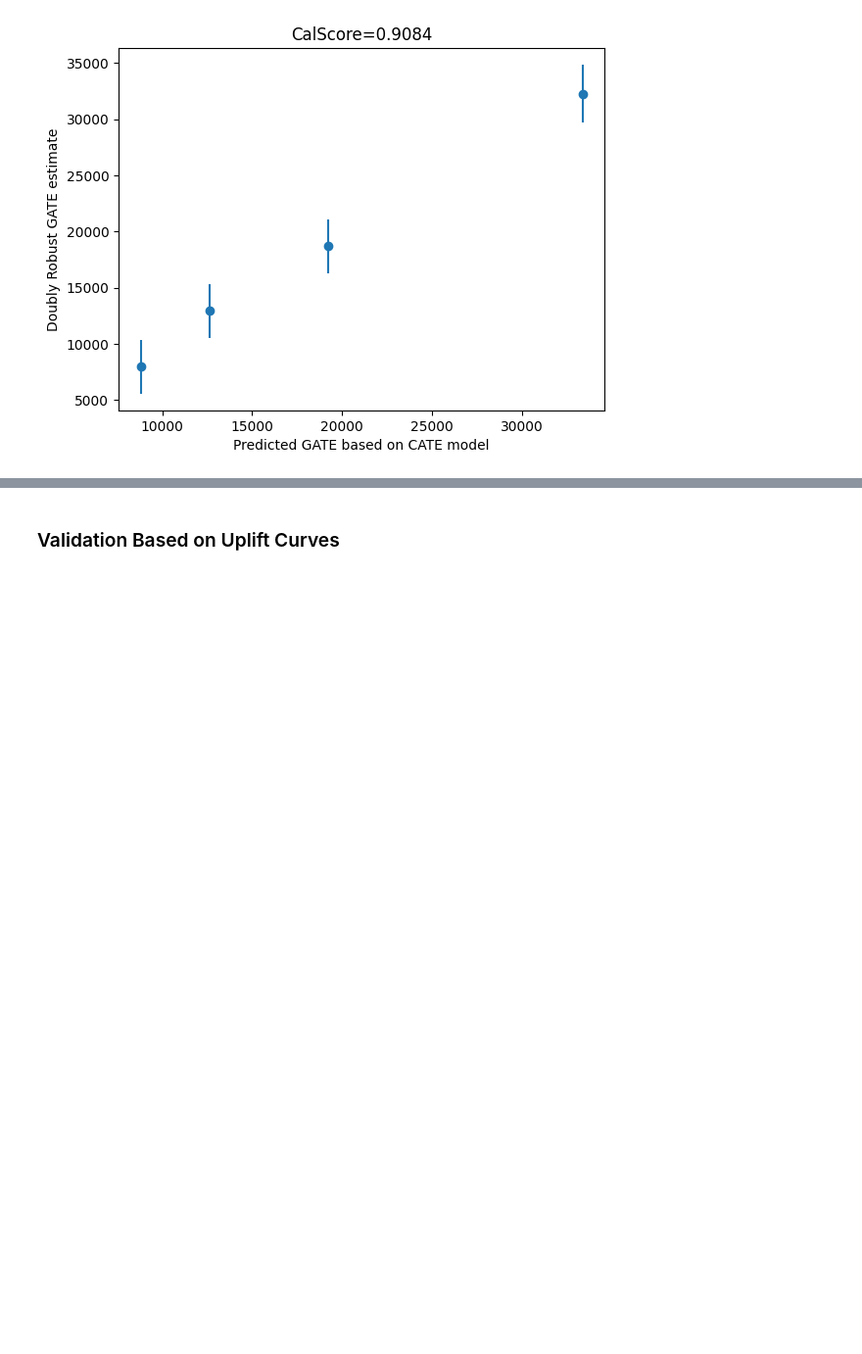
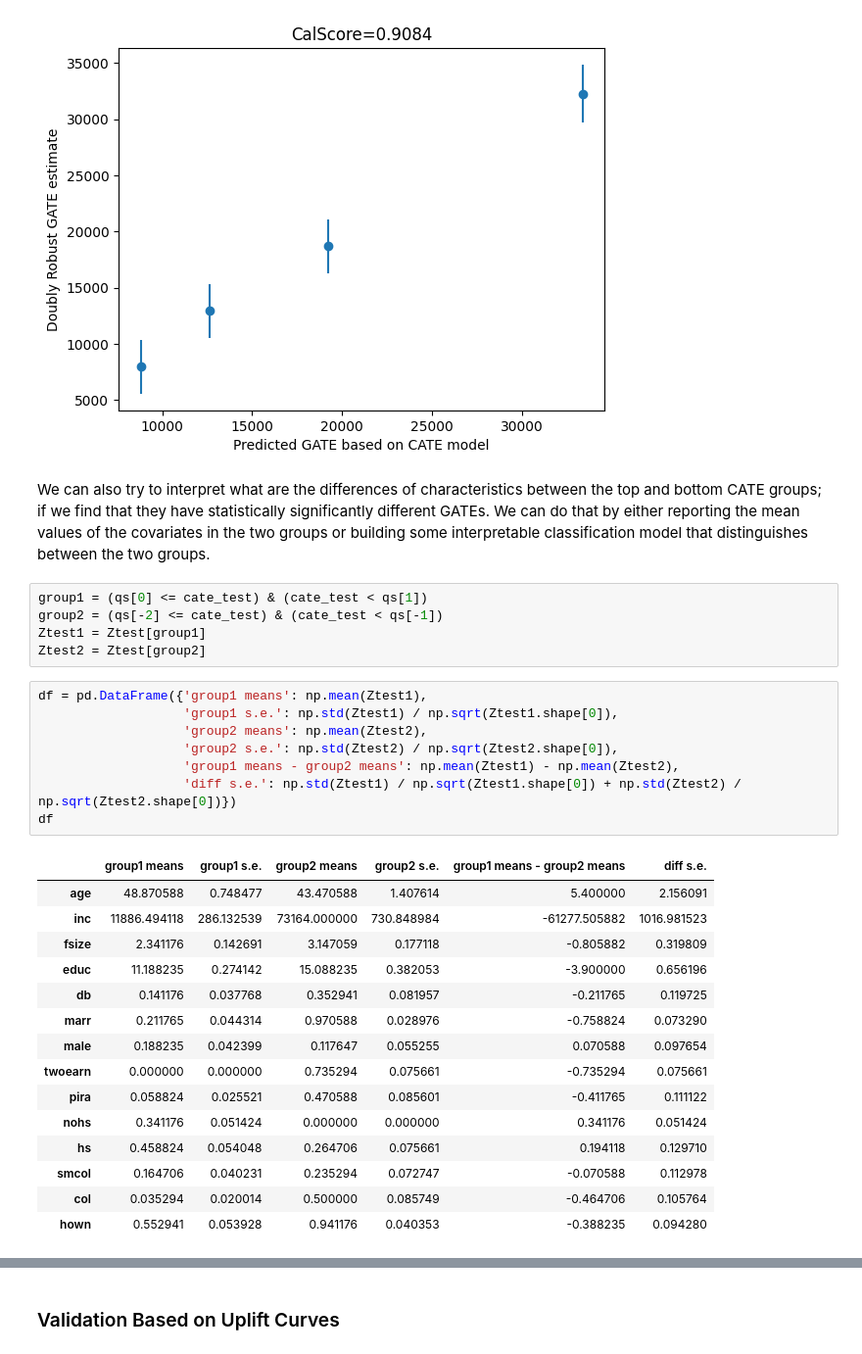
Before and after one commit to stanford-msande228/winter23, a Jupyter notebook: CATE-estimation.ipynb, the cells around one changed output, grey strips where cells are left out. Shown at 98% size. Saved outputs shown, nothing was run; the diff lists cells and outputs as text; blank space fills up the shorter version.

```diff
--- a/CATE-estimation.ipynb
+++ b/CATE-estimation.ipynb
@@ -604,3 +606,34 @@ plt.ylabel('Doubly Robust GATE estimate')
 plt.show()
 # %% [output]
 [figure]
+# %% [markdown]
+We can also try to interpret what are the differences of characteristics between the top and bottom CATE groups; if we find that they have statistically significantly different GATEs. We can do that by either reporting the mean values of the covariates in the two groups or building some interpretable classification model that distinguishes between the two groups.
+# %%
+group1 = (qs[0] <= cate_test) & (cate_test < qs[1])
+group2 = (qs[-2] <= cate_test) & (cate_test < qs[-1])
+Ztest1 = Ztest[group1]
+Ztest2 = Ztest[group2]
+# %%
+df = pd.DataFrame({'group1 means': np.mean(Ztest1),
+                   'group1 s.e.': np.std(Ztest1) / np.sqrt(Ztest1.shape[0]),
+                   'group2 means': np.mean(Ztest2),
+                   'group2 s.e.': np.std(Ztest2) / np.sqrt(Ztest2.shape[0]),
+                   'group1 means - group2 means': np.mean(Ztest1) - np.mean(Ztest2),
+                   'diff s.e.': np.std(Ztest1) / np.sqrt(Ztest1.shape[0]) + np.std(Ztest2) / np.sqrt(Ztest2.shape[0])})
+df
+# %% [output]
+|  | group1 means | group1 s.e. | group2 means | group2 s.e. | group1 means - group2 means | diff s.e. |
+| age | 48.870588 | 0.748477 | 43.470588 | 1.407614 | 5.400000 | 2.156091 |
+| inc | 11886.494118 | 286.132539 | 73164.000000 | 730.848984 | -61277.505882 | 1016.981523 |
+| fsize | 2.341176 | 0.142691 | 3.147059 | 0.177118 | -0.805882 | 0.319809 |
+| educ | 11.188235 | 0.274142 | 15.088235 | 0.382053 | -3.900000 | 0.656196 |
+| db | 0.141176 | 0.037768 | 0.352941 | 0.081957 | -0.211765 | 0.119725 |
+| marr | 0.211765 | 0.044314 | 0.970588 | 0.028976 | -0.758824 | 0.073290 |
+| male | 0.188235 | 0.042399 | 0.117647 | 0.055255 | 0.070588 | 0.097654 |
+| twoearn | 0.000000 | 0.000000 | 0.735294 | 0.075661 | -0.735294 | 0.075661 |
+| pira | 0.058824 | 0.025521 | 0.470588 | 0.085601 | -0.411765 | 0.111122 |
+| nohs | 0.341176 | 0.051424 | 0.000000 | 0.000000 | 0.341176 | 0.051424 |
+| hs | 0.458824 | 0.054048 | 0.264706 | 0.075661 | 0.194118 | 0.129710 |
+| smcol | 0.164706 | 0.040231 | 0.235294 | 0.072747 | -0.070588 | 0.112978 |
+| col | 0.035294 | 0.020014 | 0.500000 | 0.085749 | -0.464706 | 0.105764 |
+| hown | 0.552941 | 0.053928 | 0.941176 | 0.040353 | -0.388235 | 0.094280 |
```
Also changed, not shown: parts of 7 cells of this notebook.
